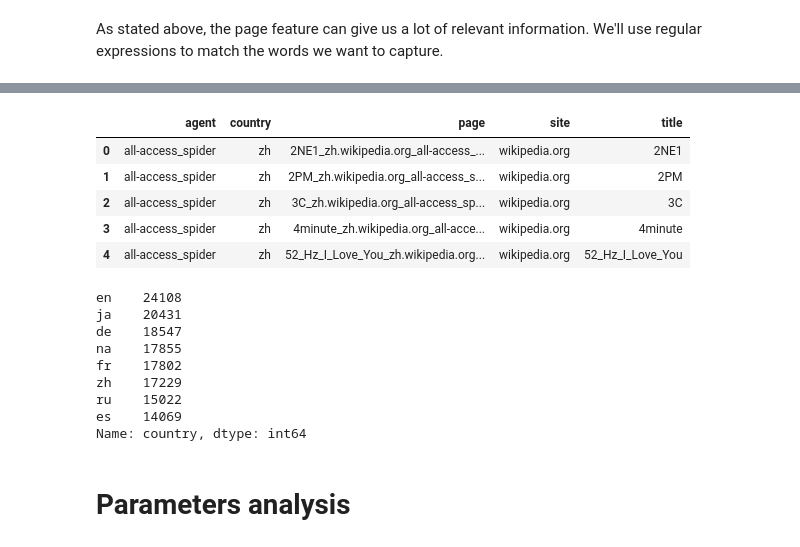
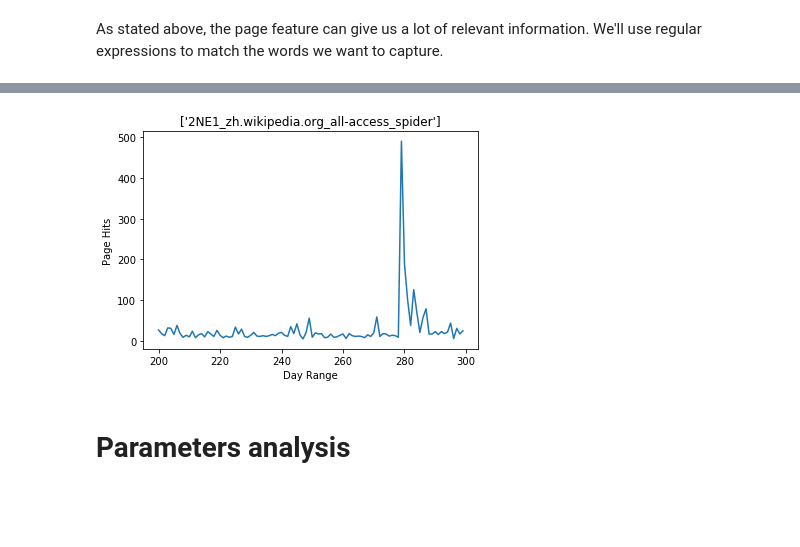
Before and after one commit to Sandy4321/WebTraffic, a Jupyter notebook: traffic_analysis.ipynb, the cells around one changed output, grey strips where cells are left out. Drawn from its saved outputs; the diff is of its cells as text; code cells hidden in the pictures; blank space fills up the shorter version.

```diff
--- a/traffic_analysis.ipynb
+++ b/traffic_analysis.ipynb
@@ -161,30 +151,39 @@ def extract_from_url(urls):
 
 urls = data.Page
 extract = extract_from_url(urls)
-# %%
-extract.head()
-# %% [output]
-|  | agent | country | page | site | title |
-| 0 | all-access_spider | zh | 2NE1_zh.wikipedia.org_all-access_... | wikipedia.org | 2NE1 |
-| 1 | all-access_spider | zh | 2PM_zh.wikipedia.org_all-access_s... | wikipedia.org | 2PM |
-| 2 | all-access_spider | zh | 3C_zh.wikipedia.org_all-access_sp... | wikipedia.org | 3C |
-| 3 | all-access_spider | zh | 4minute_zh.wikipedia.org_all-acce... | wikipedia.org | 4minute |
-| 4 | all-access_spider | zh | 52_Hz_I_Love_You_zh.wikipedia.org... | wikipedia.org | 52_Hz_I_Love_You |
-# %%
-extract.country.value_counts()
-# %% [output]
-en    24108
-ja    20431
-de    18547
-na    17855
-fr    17802
-zh    17229
-ru    15022
-es    14069
-Name: country, dtype: int64
-# %%
-def plot_series(start, end, series):
-    pass
+# %%
+def plot_series(series, start=None, end=None):
+    '''
+    Receives a series to plot
+    series will have first column as start page
+    '''
+    series = series.reshape(-1, 1)
+    title = series[0]
+    series = np.delete(series, 0)
+
+    if start and end:
+        df = series[start:end]
+    elif start:
+        df = series[start:]
+        end = series.shape[0]
+    elif end:
+        df = series[:end]
+        start = 0
+    else:
+        df = series
+        start = 0
+        end = series.shape[0]
+
+    x_vals = [x for x in range(start, end)]
+
+    plt.title(title)
+    plt.xlabel('Day Range')
+    plt.ylabel('Page Hits')
+    plt.plot(x_vals, df)
+
+plot_series(data.loc[0], start=200, end=300)
+# %% [output]
+[figure, added]
 # %% [markdown]
 # Parameters analysis
 # %% [markdown]
```
Also changed, not shown: parts of 13 cells of this notebook.
